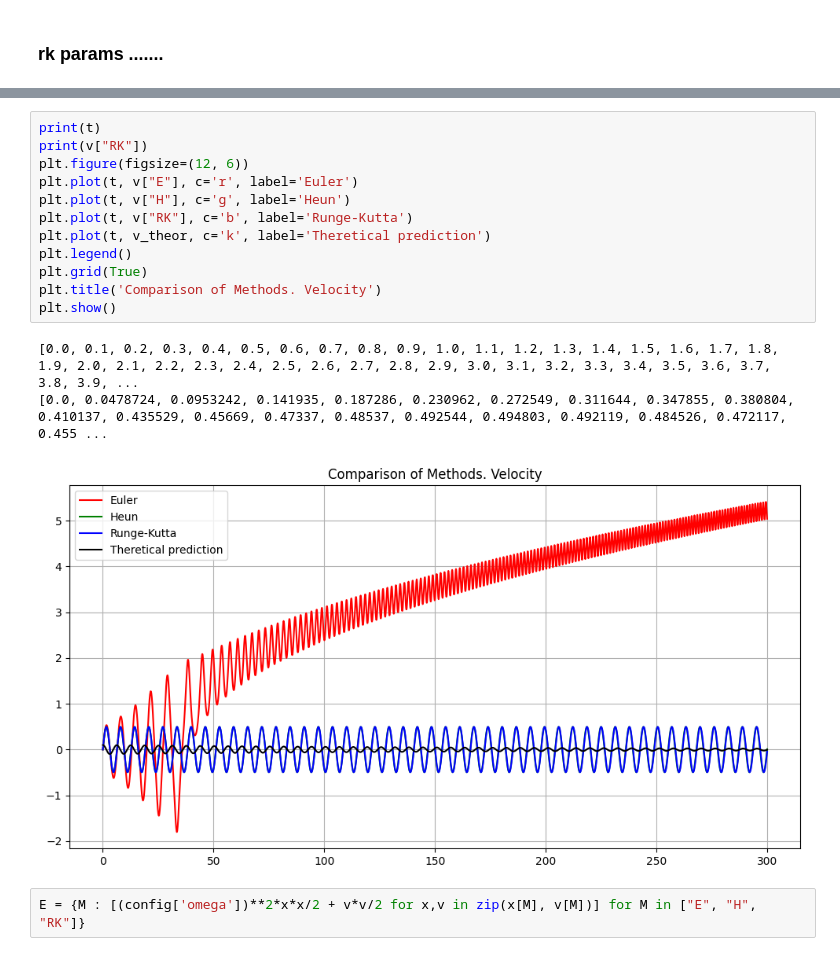
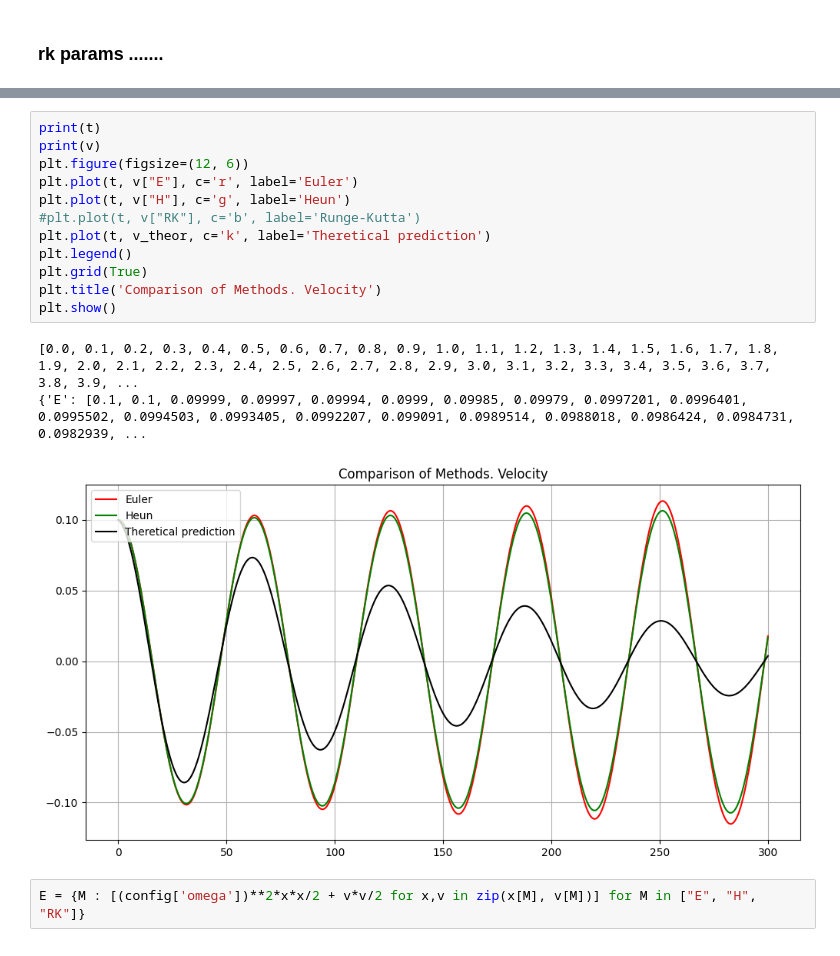
Before and after one commit to levyudasin/modelling_mipt_YudasinLA, a Jupyter notebook: lesson9/controller.ipynb, the cells around one changed output, grey strips where cells are left out. Saved outputs shown, nothing was run; the diff lists cells and outputs as text.

```diff
--- a/lesson9/controller.ipynb
+++ b/lesson9/controller.ipynb
@@ -98,19 +98,19 @@ print(x["RK"])
 # %%
 print(t)
-print(v["RK"])
+print(v)
 plt.figure(figsize=(12, 6))
 plt.plot(t, v["E"], c='r', label='Euler')
 plt.plot(t, v["H"], c='g', label='Heun')
-plt.plot(t, v["RK"], c='b', label='Runge-Kutta')
+#plt.plot(t, v["RK"], c='b', label='Runge-Kutta')
 plt.plot(t, v_theor, c='k', label='Theretical prediction')
 plt.legend()
 plt.grid(True)
 plt.title('Comparison of Methods. Velocity')
 plt.show()
 # %% [output]
 [0.0, 0.1, 0.2, 0.3, 0.4, 0.5, 0.6, 0.7, 0.8, 0.9, 1.0, 1.1, 1.2, 1.3, 1.4, 1.5, 1.6, 1.7, 1.8, 1.9, 2.0, 2.1, 2.2, 2.3, 2.4, 2.5, 2.6, 2.7, 2.8, 2.9, 3.0, 3.1, 3.2, 3.3, 3.4, 3.5, 3.6, 3.7, 3.8, 3.9, ...
-[0.0, 0.0478724, 0.0953242, 0.141935, 0.187286, 0.230962, 0.272549, 0.311644, 0.347855, 0.380804, 0.410137, 0.435529, 0.45669, 0.47337, 0.48537, 0.492544, 0.494803, 0.492119, 0.484526, 0.472117, 0.455 ...
+{'E': [0.1, 0.1, 0.09999, 0.09997, 0.09994, 0.0999, 0.09985, 0.09979, 0.0997201, 0.0996401, 0.0995502, 0.0994503, 0.0993405, 0.0992207, 0.099091, 0.0989514, 0.0988018, 0.0986424, 0.0984731, 0.0982939, ...
-[figure, old version]
+[figure, new version]
 # %%
 E = {M : [(config['omega'])**2*x*x/2 + v*v/2 for x,v in zip(x[M], v[M])] for M in ["E", "H", "RK"]}
 # %%
```
Also changed, not shown: parts of 5 cells of this notebook, 4 other files.
